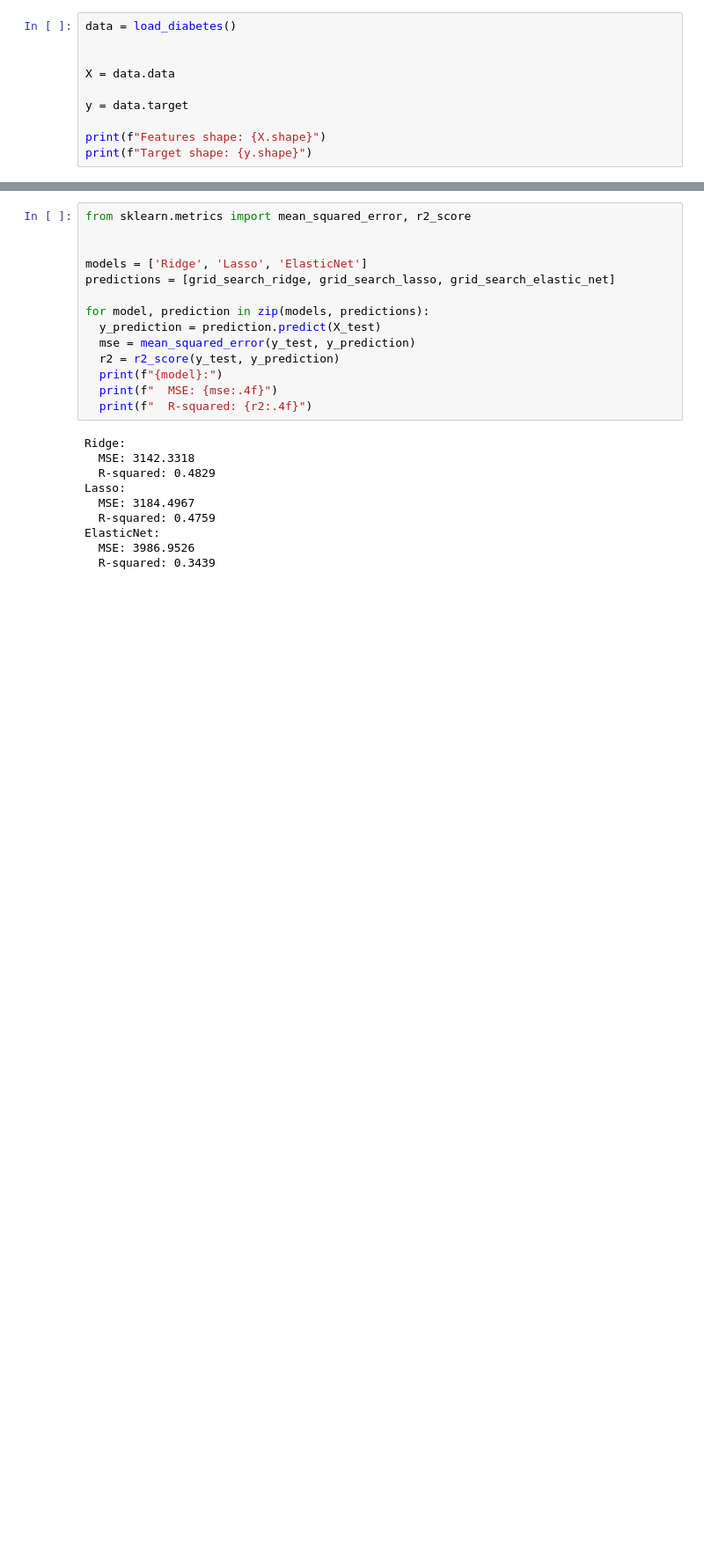
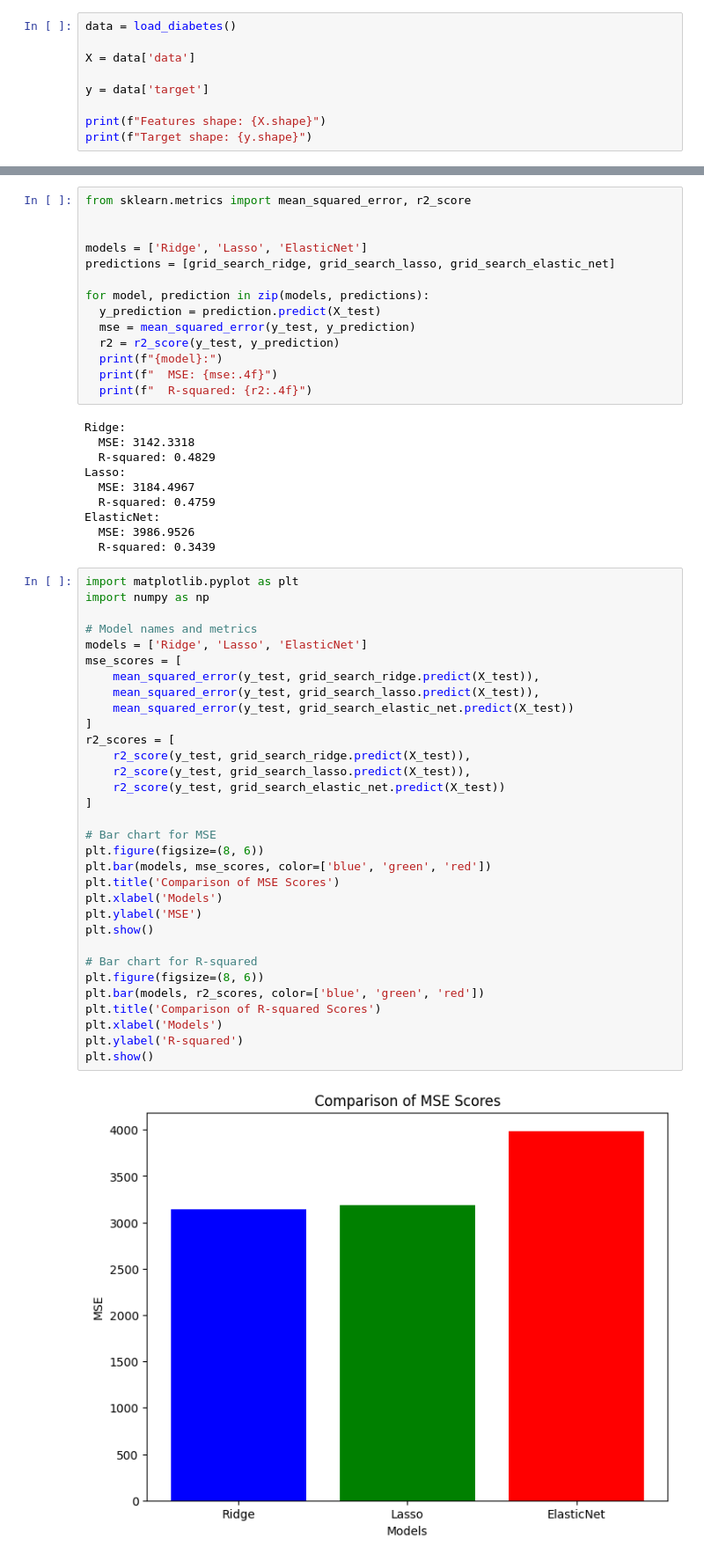
Before and after one commit to Imran-co/Machine-Intelligence, a Jupyter notebook: MIL_4_Diabetes.ipynb, the cells around one changed output, grey strips where cells are left out. Shown at 88% size. Saved outputs shown, nothing was run; the diff lists cells and outputs as text; blank space fills up the shorter version.

```diff
--- a/MIL_4_Diabetes.ipynb
+++ b/MIL_4_Diabetes.ipynb
@@ -20,10 +20,9 @@ df.head()
 # %%
 data = load_diabetes()
 
+X = data['data']
 
-X = data.data
-
-y = data.target
+y = data['target']
 
 print(f"Features shape: {X.shape}")
 print(f"Target shape: {y.shape}")
@@ -110,3 +109,37 @@ Lasso:
 ElasticNet:
   MSE: 3986.9526
   R-squared: 0.3439
+# %%
+import matplotlib.pyplot as plt
+import numpy as np
+
+# Model names and metrics
+models = ['Ridge', 'Lasso', 'ElasticNet']
+mse_scores = [
+    mean_squared_error(y_test, grid_search_ridge.predict(X_test)),
+    mean_squared_error(y_test, grid_search_lasso.predict(X_test)),
+    mean_squared_error(y_test, grid_search_elastic_net.predict(X_test))
+]
+r2_scores = [
+    r2_score(y_test, grid_search_ridge.predict(X_test)),
+    r2_score(y_test, grid_search_lasso.predict(X_test)),
+    r2_score(y_test, grid_search_elastic_net.predict(X_test))
+]
+
+# Bar chart for MSE
+plt.figure(figsize=(8, 6))
+plt.bar(models, mse_scores, color=['blue', 'green', 'red'])
+plt.title('Comparison of MSE Scores')
+plt.xlabel('Models')
+plt.ylabel('MSE')
+plt.show()
+
+# Bar chart for R-squared
+plt.figure(figsize=(8, 6))
+plt.bar(models, r2_scores, color=['blue', 'green', 'red'])
+plt.title('Comparison of R-squared Scores')
+plt.xlabel('Models')
+plt.ylabel('R-squared')
+plt.show()
+# %% [output]
+[figure, added]
```
Also changed, not shown: parts of 1 cell of this notebook.
